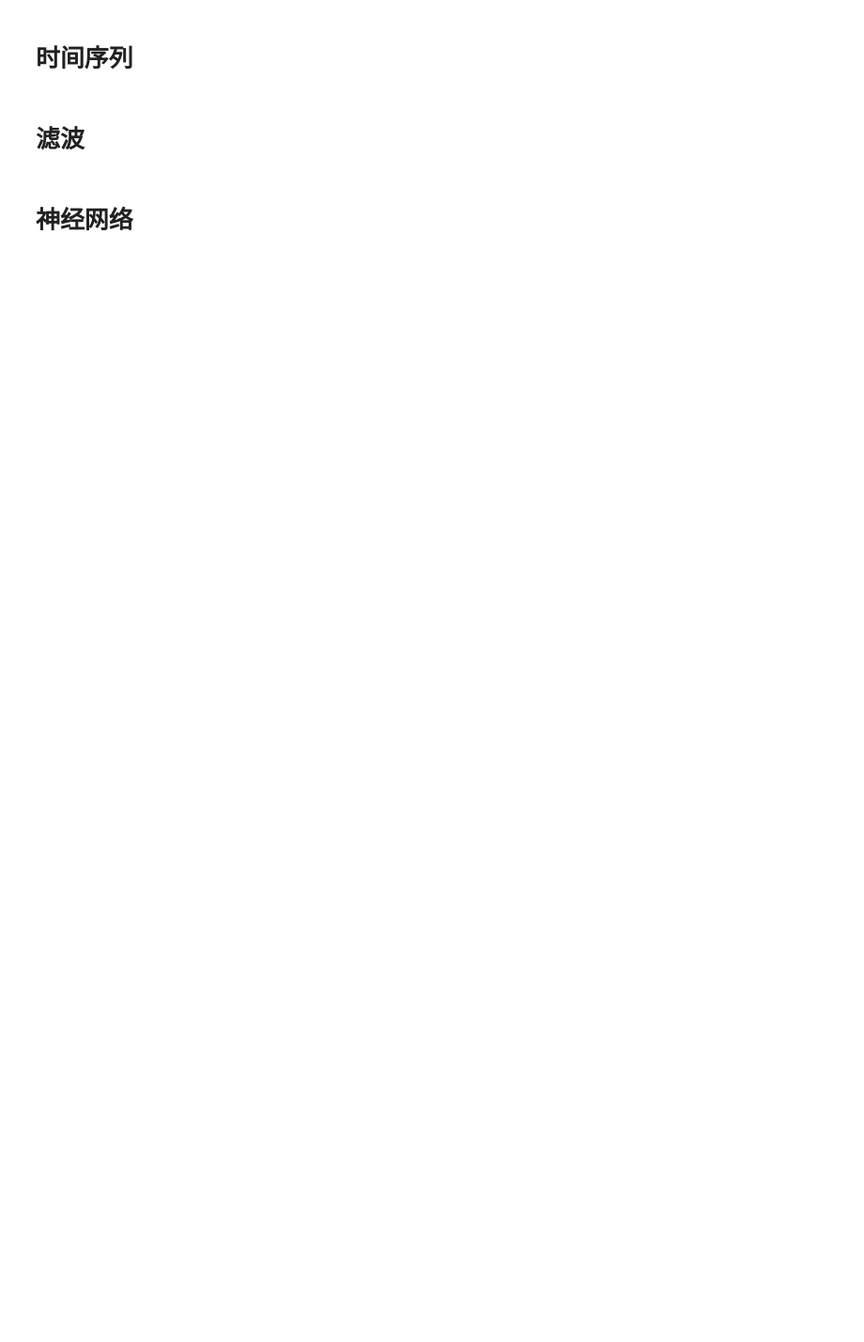
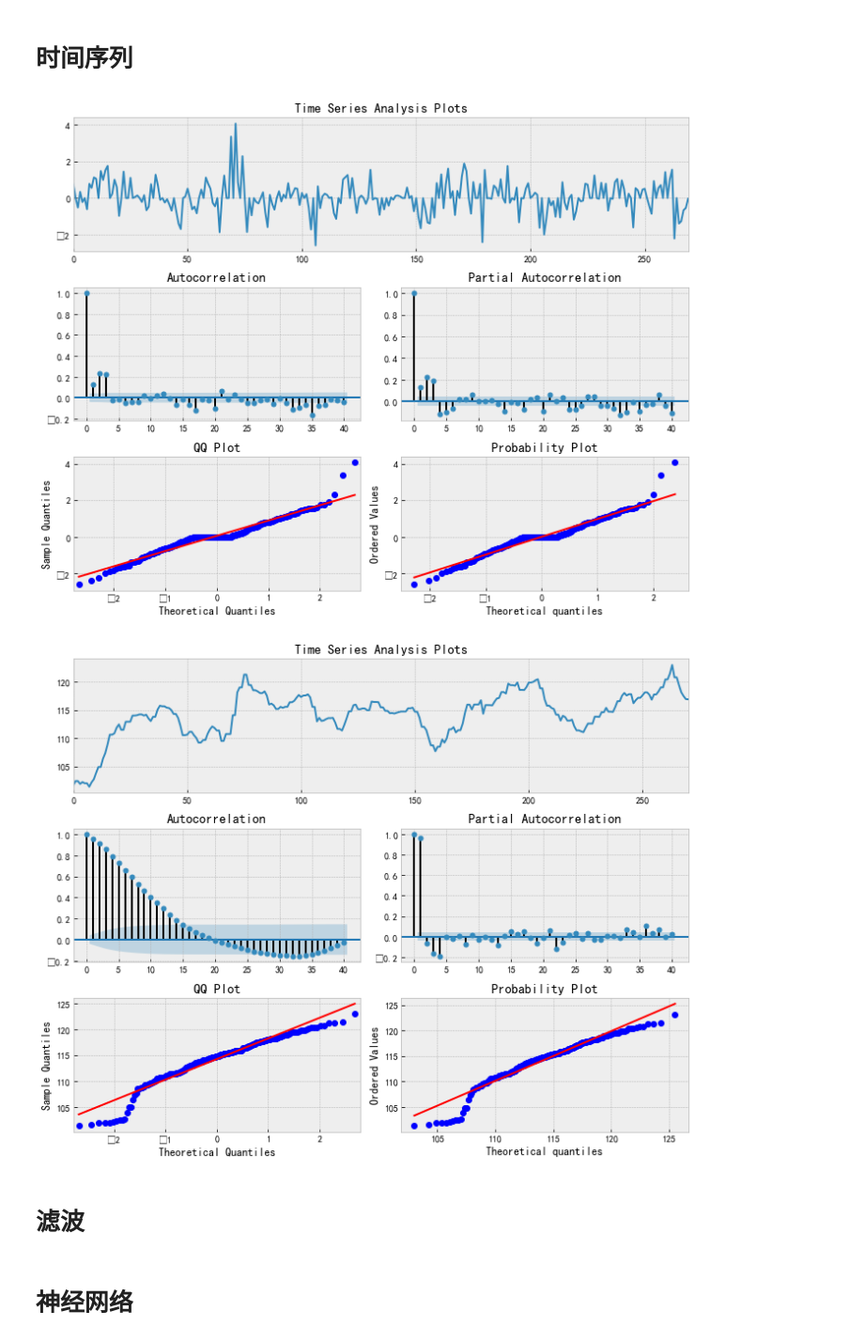
Before and after one commit to LimboRift/wkzq, a Jupyter notebook: 整理结果.ipynb, the cells around one changed output. Shown at 94% size. Cells and saved outputs as stored; diff of their text form; code cells hidden in the pictures; blank space fills up the shorter version.

```diff
--- a/整理结果.ipynb
+++ b/整理结果.ipynb
@@ -468,5 +543,12 @@ ExecutableNotFound: failed to execute ['dot', '-Tpdf', '-O', 'Source.gv'], make
 # %% [markdown]
 # 时间序列
+# %%
+tr = data[2]
+tsplot(np.diff(tr,1), lags=40)
+tsplot(tr, lags=40)
+# %% [output]
+[figure, added]
+[figure, added]
 # %% [markdown]
 # 滤波
 # %% [markdown]
```
Also changed, not shown: parts of 6 cells of this notebook, 10 other files.
